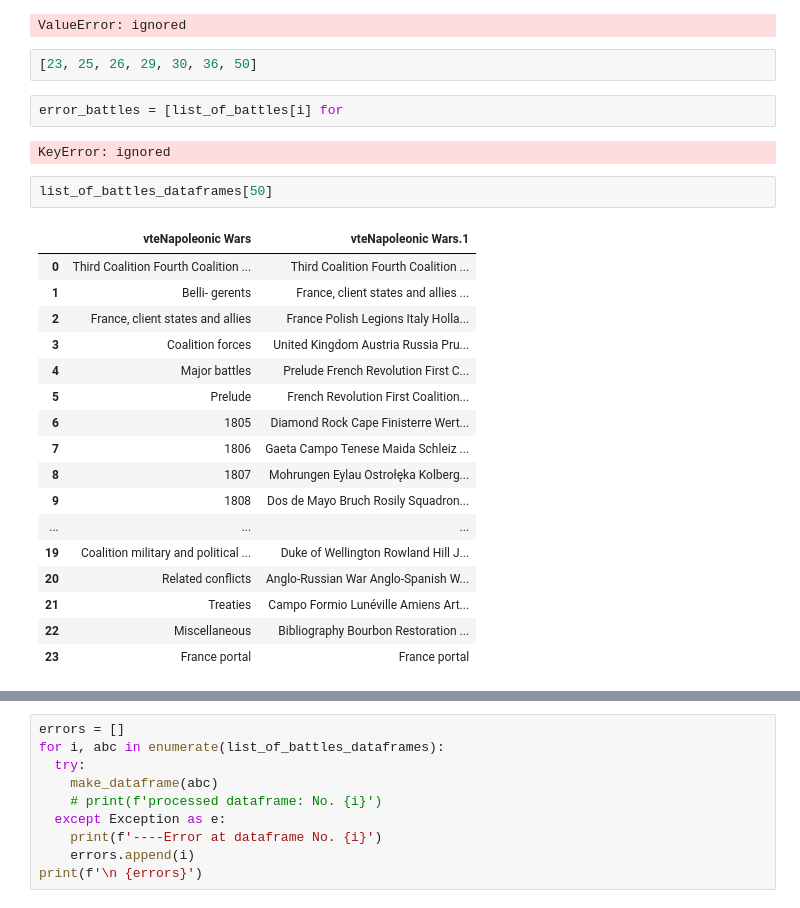
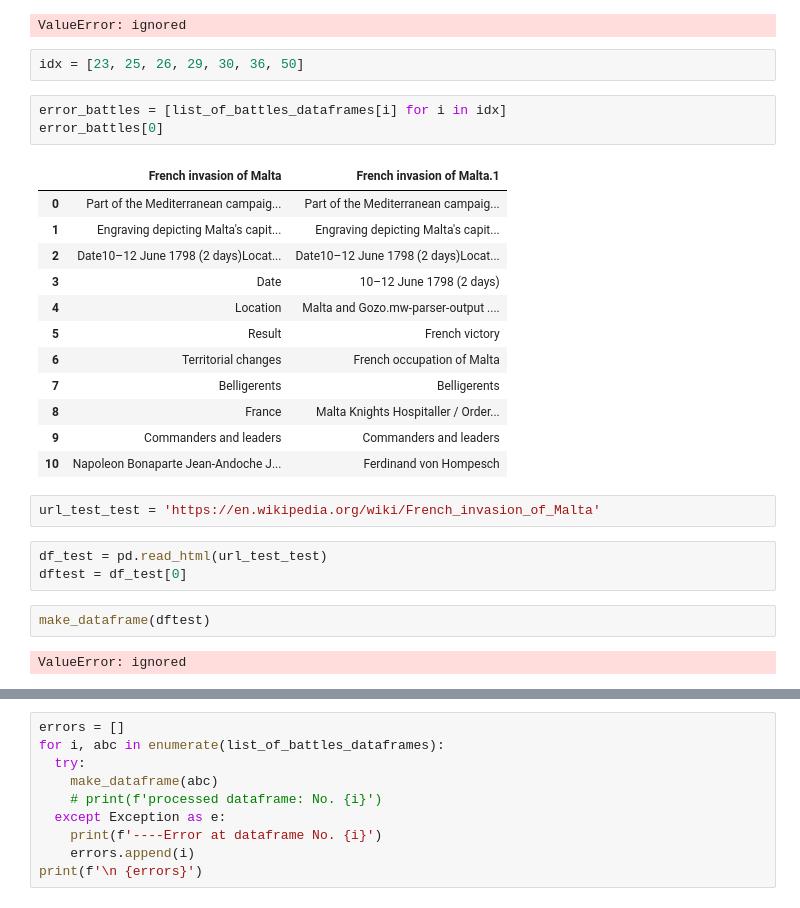
Before and after one commit to tazar09/napoleon, a Jupyter notebook: napoleon_battles.ipynb, the cells around one changed output, grey strips where cells are left out. Drawn from its saved outputs; the diff is of its cells as text.

```diff
--- a/napoleon_battles.ipynb
+++ b/napoleon_battles.ipynb
@@ -174,28 +238,29 @@ make_dataframe(list_of_battles_dataframes[23])
 # %% [output]
 ValueError: ignored
 # %%
-[23, 25, 26, 29, 30, 36, 50]
+idx = [23, 25, 26, 29, 30, 36, 50]
 # %%
-error_battles = [list_of_battles[i] for
+error_battles = [list_of_battles_dataframes[i] for i in idx]
+error_battles[0]
 # %% [output]
-KeyError: ignored
+|  | French invasion of Malta | French invasion of Malta.1 |
+| 0 | Part of the Mediterranean campaig... | Part of the Mediterranean campaig... |
+| 1 | Engraving depicting Malta's capit... | Engraving depicting Malta's capit... |
+| 2 | Date10–12 June 1798 (2 days)Locat... | Date10–12 June 1798 (2 days)Locat... |
+| 3 | Date | 10–12 June 1798 (2 days) |
+| 4 | Location | Malta and Gozo.mw-parser-output .... |
+| 5 | Result | French victory |
+| 6 | Territorial changes | French occupation of Malta |
+| 7 | Belligerents | Belligerents |
+| 8 | France | Malta Knights Hospitaller / Order... |
+| 9 | Commanders and leaders | Commanders and leaders |
+| 10 | Napoleon Bonaparte Jean-Andoche J... | Ferdinand von Hompesch |
-# %%
-list_of_battles_dataframes[50]
-# %% [output]
-|  | vteNapoleonic Wars | vteNapoleonic Wars.1 |
-| 0 | Third Coalition Fourth Coalition ... | Third Coalition Fourth Coalition ... |
-| 1 | Belli- gerents | France, client states and allies ... |
-| 2 | France, client states and allies | France Polish Legions Italy Holla... |
-| 3 | Coalition forces | United Kingdom Austria Russia Pru... |
-| 4 | Major battles | Prelude French Revolution First C... |
-| 5 | Prelude | French Revolution First Coalition... |
-| 6 | 1805 | Diamond Rock Cape Finisterre Wert... |
-| 7 | 1806 | Gaeta Campo Tenese Maida Schleiz ... |
-| 8 | 1807 | Mohrungen Eylau Ostrołęka Kolberg... |
-| 9 | 1808 | Dos de Mayo Bruch Rosily Squadron... |
-| ... | ... | ... |
-| 19 | Coalition military and political ... | Duke of Wellington Rowland Hill J... |
-| 20 | Related conflicts | Anglo-Russian War Anglo-Spanish W... |
-| 21 | Treaties | Campo Formio Lunéville Amiens Art... |
-| 22 | Miscellaneous | Bibliography Bourbon Restoration ... |
-| 23 | France portal | France portal |
+# %%
+url_test_test = 'https://en.wikipedia.org/wiki/French_invasion_of_Malta'
+# %%
+df_test = pd.read_html(url_test_test)
+dftest = df_test[0]
+# %%
+make_dataframe(dftest)
+# %% [output]
+ValueError: ignored
```
Also changed, not shown: parts of 13 cells of this notebook.
